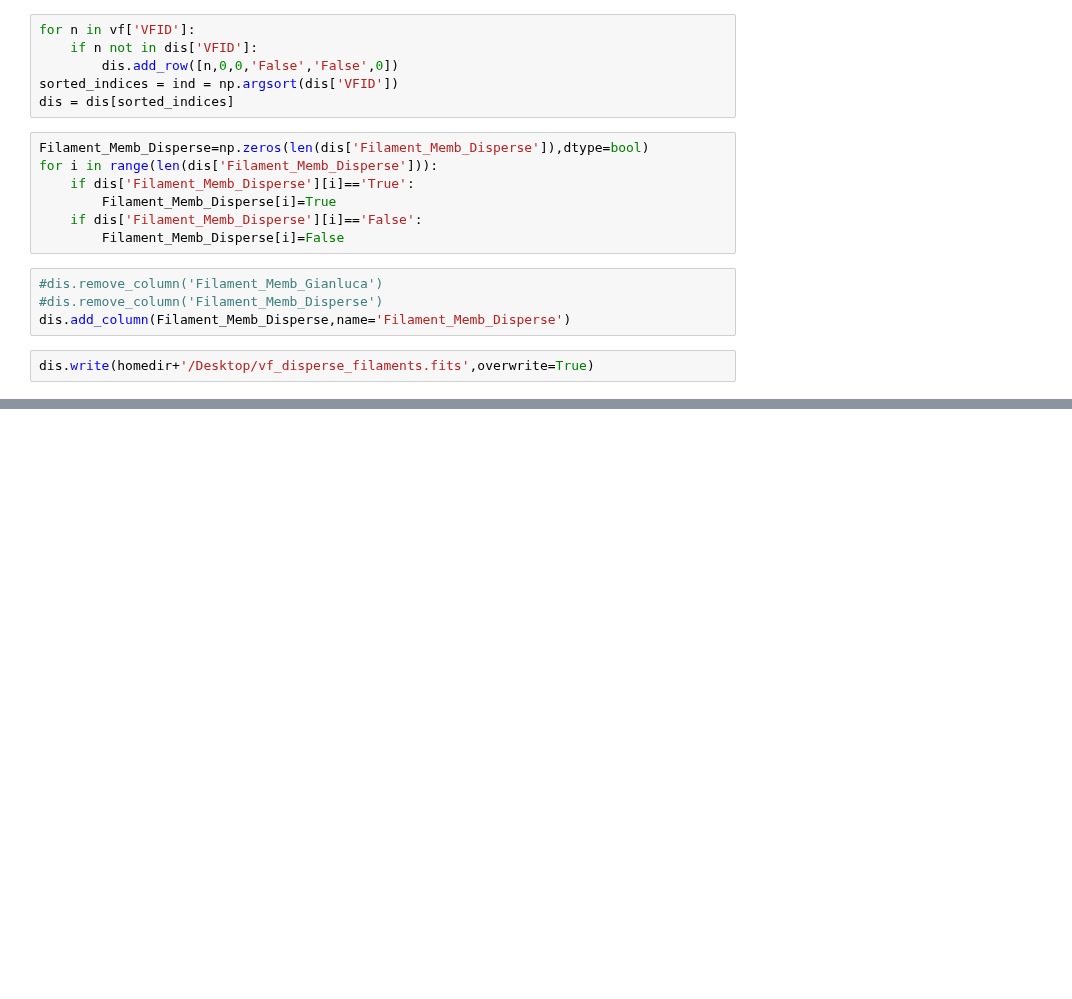
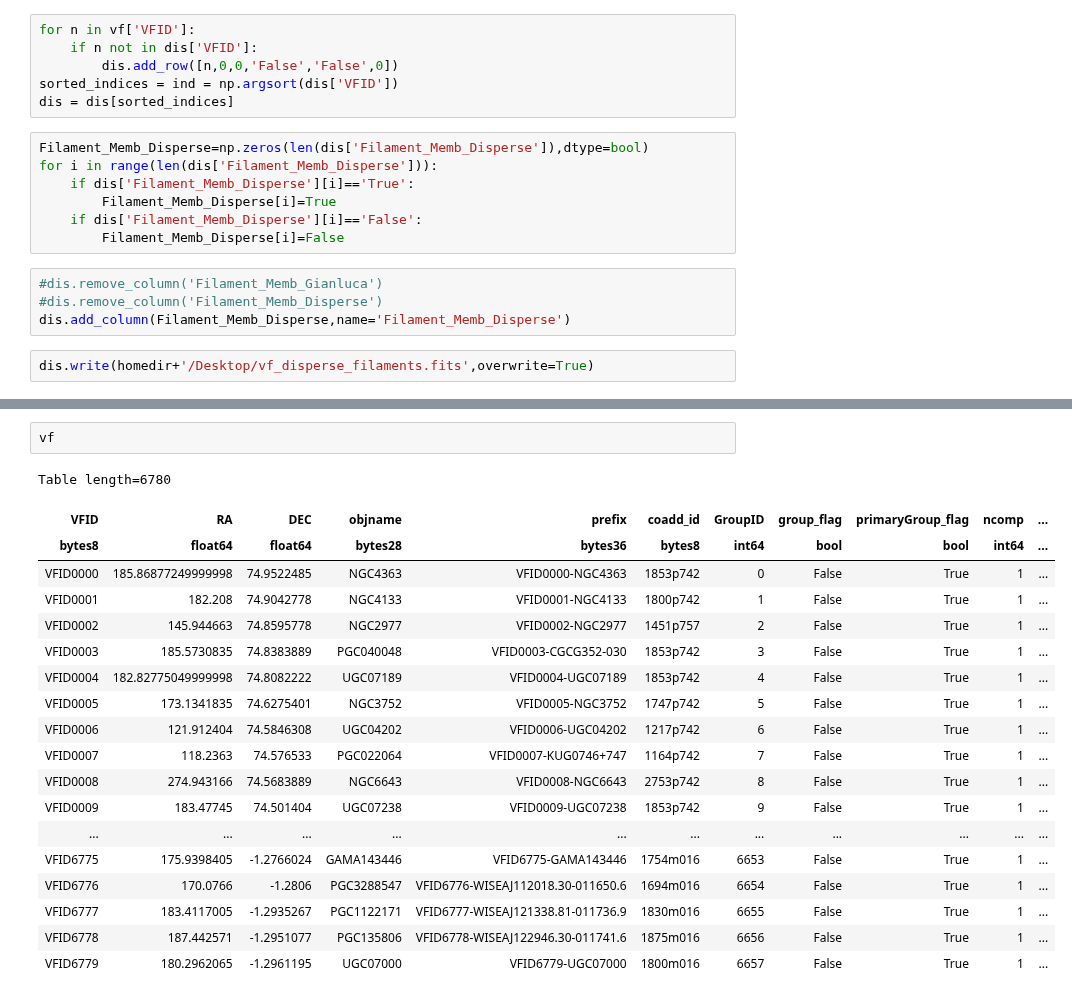
Before and after one commit to Kyssuber/research, a Jupyter notebook: data_analysis/virgowise_plots.ipynb, the cells around one changed output, grey strips where cells are left out. Cells and saved outputs as stored; diff of their text form; blank space fills up the shorter version.

```diff
--- a/data_analysis/virgowise_plots.ipynb
+++ b/data_analysis/virgowise_plots.ipynb
@@ -478,0 +537,22 @@ dis.write(homedir+'/Desktop/vf_disperse_filaments.fits',overwrite=True)
+# %%
+vf
+# %% [output]
+Table length=6780
+| VFID | RA | DEC | objname | prefix | coadd_id | GroupID | group_flag | primaryGroup_flag | ncomp | ... |
+| bytes8 | float64 | float64 | bytes28 | bytes36 | bytes8 | int64 | bool | bool | int64 | ... |
+| VFID0000 | 185.86877249999998 | 74.9522485 | NGC4363 | VFID0000-NGC4363 | 1853p742 | 0 | False | True | 1 | ... |
+| VFID0001 | 182.208 | 74.9042778 | NGC4133 | VFID0001-NGC4133 | 1800p742 | 1 | False | True | 1 | ... |
+| VFID0002 | 145.944663 | 74.8595778 | NGC2977 | VFID0002-NGC2977 | 1451p757 | 2 | False | True | 1 | ... |
+| VFID0003 | 185.5730835 | 74.8383889 | PGC040048 | VFID0003-CGCG352-030 | 1853p742 | 3 | False | True | 1 | ... |
+| VFID0004 | 182.82775049999998 | 74.8082222 | UGC07189 | VFID0004-UGC07189 | 1853p742 | 4 | False | True | 1 | ... |
+| VFID0005 | 173.1341835 | 74.6275401 | NGC3752 | VFID0005-NGC3752 | 1747p742 | 5 | False | True | 1 | ... |
+| VFID0006 | 121.912404 | 74.5846308 | UGC04202 | VFID0006-UGC04202 | 1217p742 | 6 | False | True | 1 | ... |
+| VFID0007 | 118.2363 | 74.576533 | PGC022064 | VFID0007-KUG0746+747 | 1164p742 | 7 | False | True | 1 | ... |
+| VFID0008 | 274.943166 | 74.5683889 | NGC6643 | VFID0008-NGC6643 | 2753p742 | 8 | False | True | 1 | ... |
+| VFID0009 | 183.47745 | 74.501404 | UGC07238 | VFID0009-UGC07238 | 1853p742 | 9 | False | True | 1 | ... |
+| ... | ... | ... | ... | ... | ... | ... | ... | ... | ... | ... |
+| VFID6775 | 175.9398405 | -1.2766024 | GAMA143446 | VFID6775-GAMA143446 | 1754m016 | 6653 | False | True | 1 | ... |
+| VFID6776 | 170.0766 | -1.2806 | PGC3288547 | VFID6776-WISEAJ112018.30-011650.6 | 1694m016 | 6654 | False | True | 1 | ... |
+| VFID6777 | 183.4117005 | -1.2935267 | PGC1122171 | VFID6777-WISEAJ121338.81-011736.9 | 1830m016 | 6655 | False | True | 1 | ... |
+| VFID6778 | 187.442571 | -1.2951077 | PGC135806 | VFID6778-WISEAJ122946.30-011741.6 | 1875m016 | 6656 | False | True | 1 | ... |
+| VFID6779 | 180.2962065 | -1.2961195 | UGC07000 | VFID6779-UGC07000 | 1800m016 | 6657 | False | True | 1 | ... |
```
Also changed, not shown: parts of 12 cells of this notebook, 3 other files.
